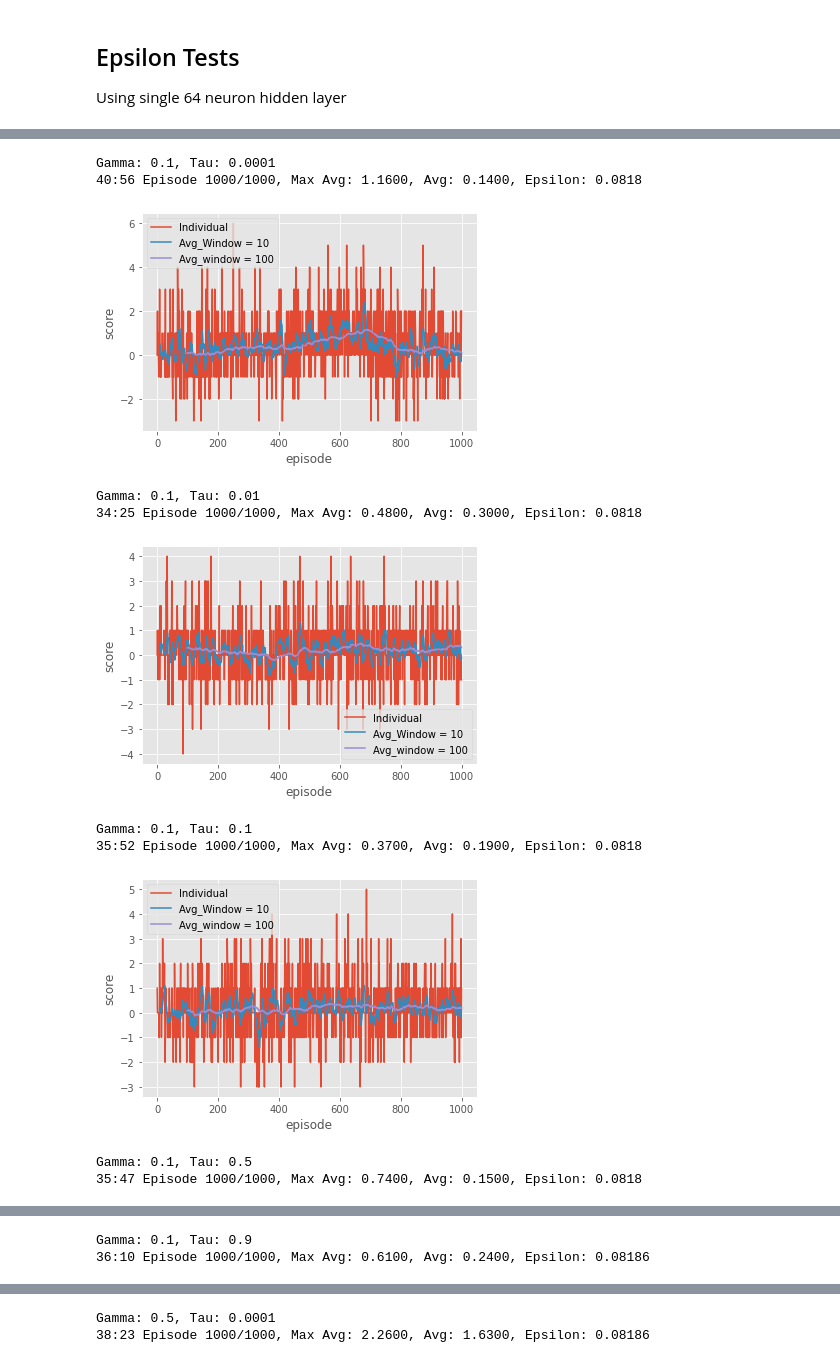
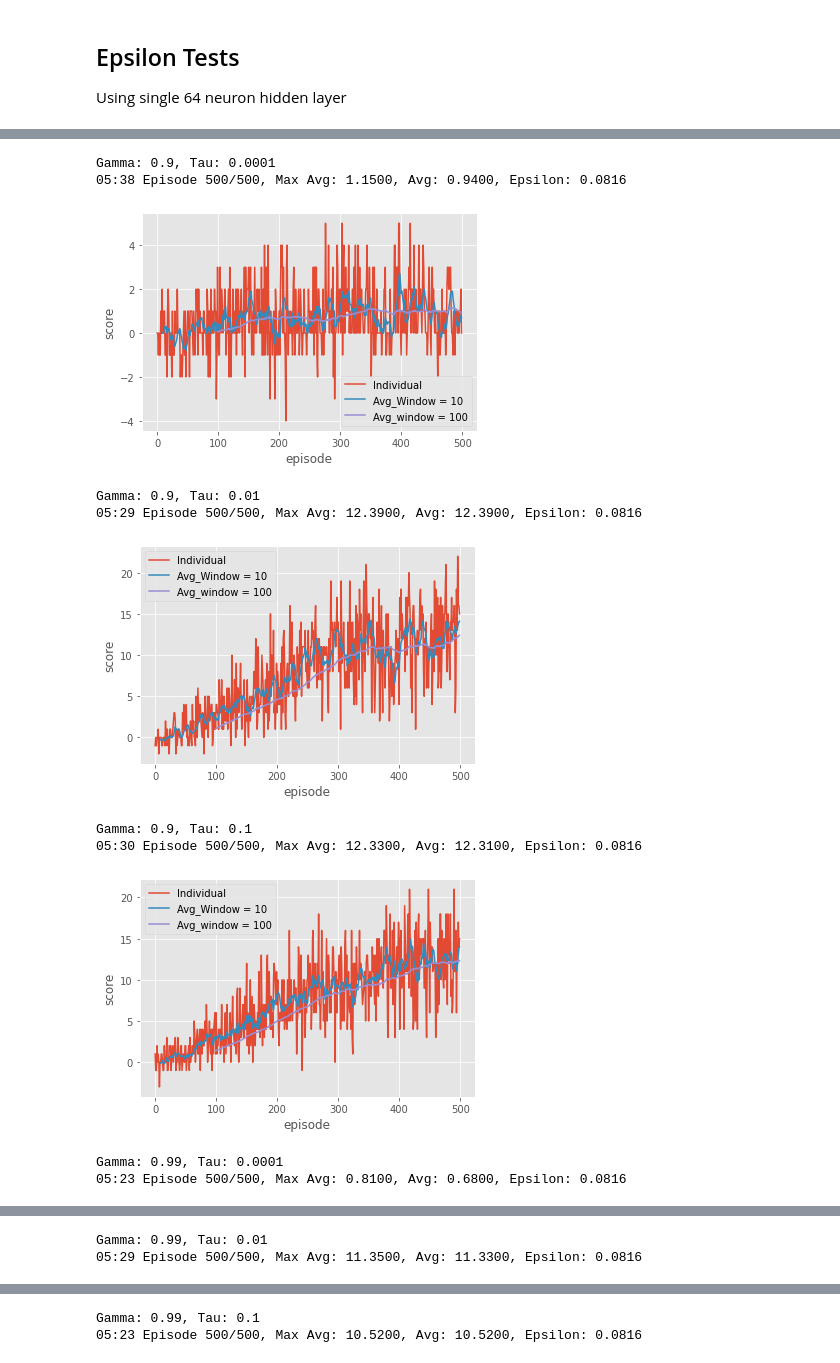
Before and after one commit to Klavs-R/DRL_CW1, a Jupyter notebook: testing.ipynb, the cells around one changed output, grey strips where cells are left out. Drawn from its saved outputs; the diff is of its cells as text; code cells hidden in the pictures.

```diff
--- a/testing.ipynb
+++ b/testing.ipynb
@@ -125,6 +126,10 @@ def train_agent(agent, n_episodes=2000, eps_start=1.0, eps_end=0.01, eps_decay=0
         now = time.perf_counter() - start
         print(f"\r{int(now/60):02d}:{int(now%60):02d} Episode {i+1}/{n_episodes}, Max Avg: {max_avg_score:.4f}, Avg: {avg_score:.4f}, Epsilon: {eps:.4f}", end="")
 
+        if avg_score > 14:
+            print(f"\r{int(now/60):02d}:{int(now%60):02d} Success, avg score of {avg_score:.2f} after {i} episodes")
+            break
+
     if plot:
         avg_1 = [np.nan for _ in range(win1 - 1)]
         avg_2 = [np.nan for _ in range(win2 - 1)]
@@ -306,35 +320,35 @@ plt.legend();
 ### $\gamma$ and $\tau$
 # %%
 # Vaguely select best eps decay cus I'm going to bed
-best_dec = 0.9975
+best_dec = 0.995
 # %%
-gams = [0.1, 0.5, 0.99, 0.999]
-taus = [0.0001, 0.01, 0.1, 0.5, 0.9]
+gams = [0.9, 0.99, 0.999]
+taus = [0.0001, 0.01, 0.1]
 
 max_outs = np.zeros([len(gams), len(taus)])
 lst_outs = np.zeros([len(gams), len(taus)])
 
 for g_index, g in enumerate(gams):
     for t_index, t in enumerate(taus):
         print(f"Gamma: {g}, Tau: {t}")
         agent = Agent(state_size, action_size, best_struc, gamma=g, tau=t)
-        outs = train_agent(agent, n_episodes=1000, eps_decay=best_dec)
+        outs = train_agent(agent, n_episodes=500, eps_decay=best_dec)
         print("\n")
 
         max_outs[g_index, t_index] = outs[0]
         lst_outs[g_index, t_index] = outs[1]
 
 print("Max:\n", max_outs)
 print("Last:\n", lst_outs)
 # %% [output]
-Gamma: 0.1, Tau: 0.0001
-40:56 Episode 1000/1000, Max Avg: 1.1600, Avg: 0.1400, Epsilon: 0.0818
+Gamma: 0.9, Tau: 0.0001
+05:38 Episode 500/500, Max Avg: 1.1500, Avg: 0.9400, Epsilon: 0.0816
-[figure, old version]
+[figure, new version]
-Gamma: 0.1, Tau: 0.01
-34:25 Episode 1000/1000, Max Avg: 0.4800, Avg: 0.3000, Epsilon: 0.0818
+Gamma: 0.9, Tau: 0.01
+05:29 Episode 500/500, Max Avg: 12.3900, Avg: 12.3900, Epsilon: 0.0816
-[figure, old version]
+[figure, new version]
-Gamma: 0.1, Tau: 0.1
-35:52 Episode 1000/1000, Max Avg: 0.3700, Avg: 0.1900, Epsilon: 0.0818
+Gamma: 0.9, Tau: 0.1
+05:30 Episode 500/500, Max Avg: 12.3300, Avg: 12.3100, Epsilon: 0.0816
-[figure, old version]
+[figure, new version]
-Gamma: 0.1, Tau: 0.5
-35:47 Episode 1000/1000, Max Avg: 0.7400, Avg: 0.1500, Epsilon: 0.0818
+Gamma: 0.99, Tau: 0.0001
+05:23 Episode 500/500, Max Avg: 0.8100, Avg: 0.6800, Epsilon: 0.0816
@@ -342,2 +356,2 @@ Gamma: 0.1, Tau: 0.5
-Gamma: 0.1, Tau: 0.9
-36:10 Episode 1000/1000, Max Avg: 0.6100, Avg: 0.2400, Epsilon: 0.08186
+Gamma: 0.99, Tau: 0.01
+05:29 Episode 500/500, Max Avg: 11.3500, Avg: 11.3300, Epsilon: 0.0816
@@ -345,2 +359,2 @@ Gamma: 0.1, Tau: 0.9
-Gamma: 0.5, Tau: 0.0001
-38:23 Episode 1000/1000, Max Avg: 2.2600, Avg: 1.6300, Epsilon: 0.08186
+Gamma: 0.99, Tau: 0.1
+05:23 Episode 500/500, Max Avg: 10.5200, Avg: 10.5200, Epsilon: 0.0816
```
Also changed, not shown: parts of 19 cells of this notebook, 8 other files.
